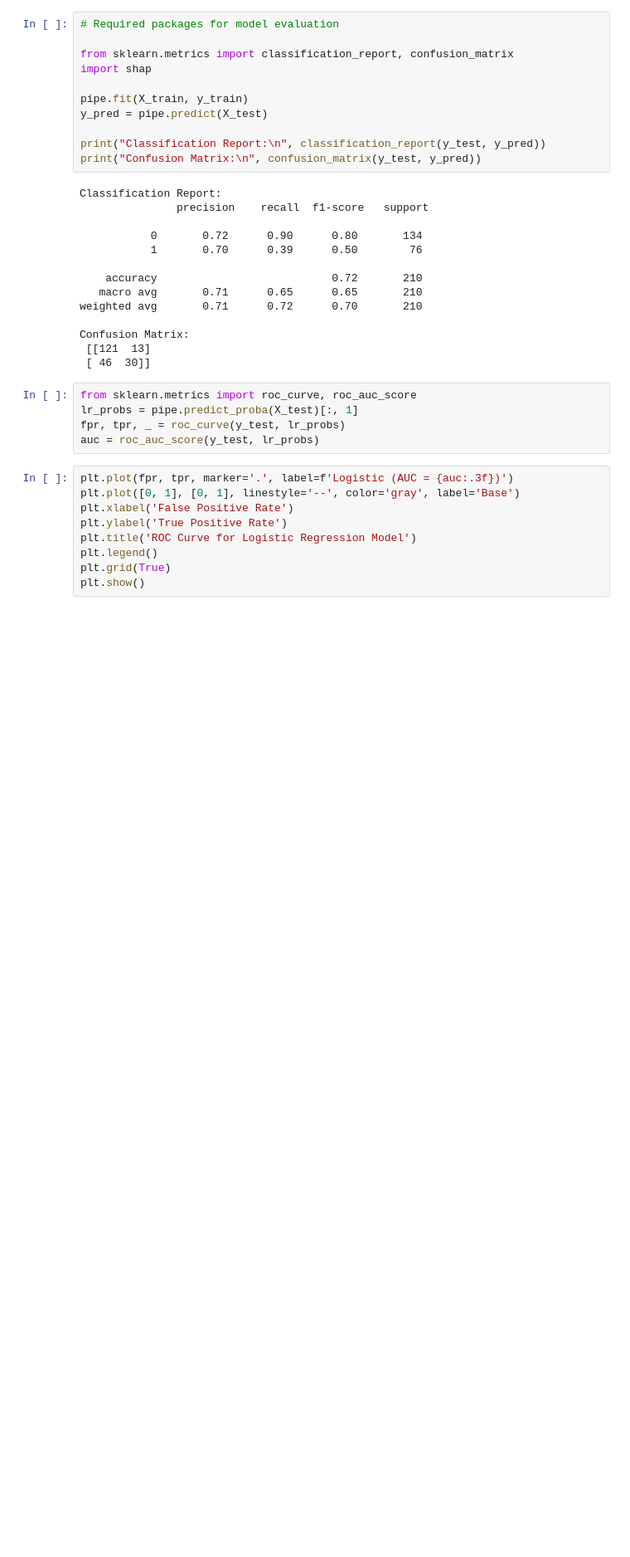
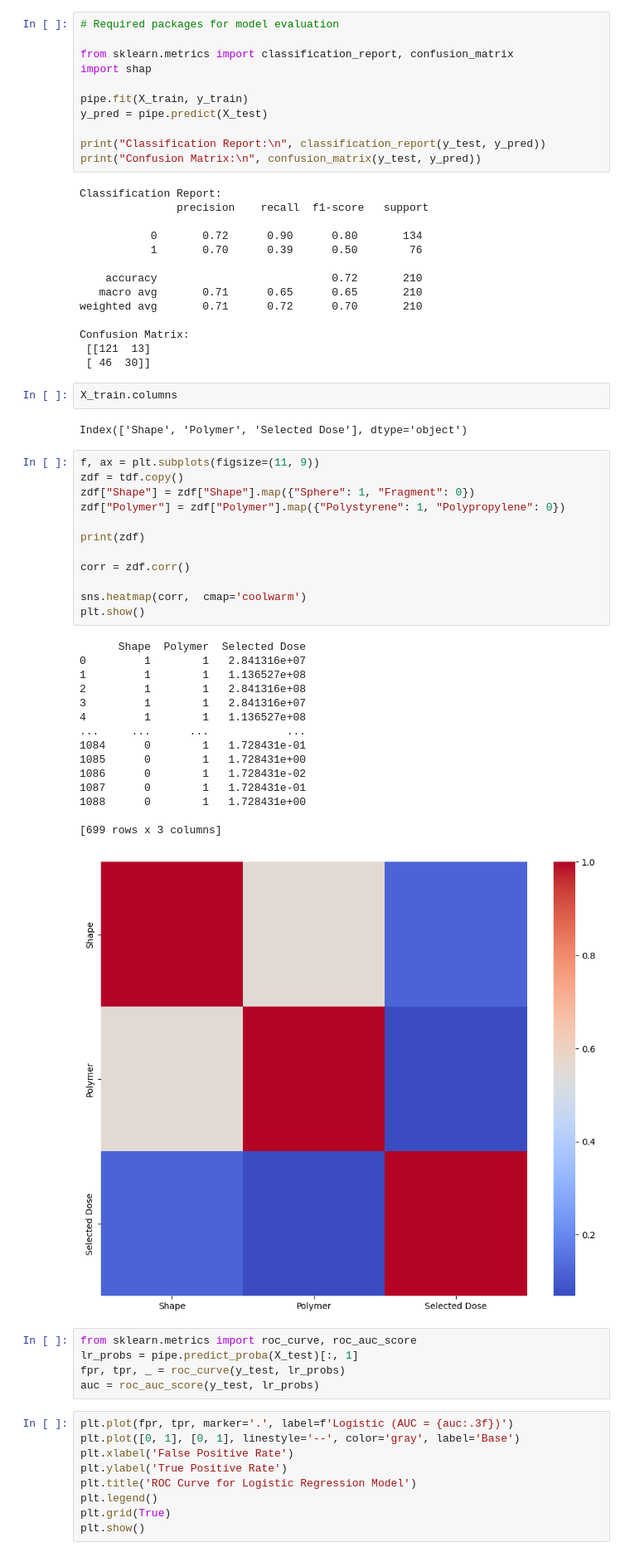
Before and after one commit to LoganLasell/Portfolio, a Jupyter notebook: Project_3/particleML.ipynb, the cells around one changed output. Shown at 83% size. Cells and saved outputs as stored; diff of their text form; blank space fills up the shorter version.

Commit message:
new plots added to model eval

```diff
--- a/Project_3/particleML.ipynb
+++ b/Project_3/particleML.ipynb
@@ -329,6 +365,38 @@ weighted avg       0.71      0.72      0.70       210
 Confusion Matrix:
  [[121  13]
  [ 46  30]]
+# %%
+X_train.columns
+# %% [output]
+Index(['Shape', 'Polymer', 'Selected Dose'], dtype='object')
+# %%
+f, ax = plt.subplots(figsize=(11, 9))
+zdf = tdf.copy()
+zdf["Shape"] = zdf["Shape"].map({"Sphere": 1, "Fragment": 0})
+zdf["Polymer"] = zdf["Polymer"].map({"Polystyrene": 1, "Polypropylene": 0})
+
+print(zdf)
+
+corr = zdf.corr()
+
+sns.heatmap(corr,  cmap='coolwarm')
+plt.show()
+# %% [output]
+      Shape  Polymer  Selected Dose
+0         1        1   2.841316e+07
+1         1        1   1.136527e+08
+2         1        1   2.841316e+08
+3         1        1   2.841316e+07
+4         1        1   1.136527e+08
+...     ...      ...            ...
+1084      0        1   1.728431e-01
+1085      0        1   1.728431e+00
+1086      0        1   1.728431e-02
+1087      0        1   1.728431e-01
+1088      0        1   1.728431e+00
+
+[699 rows x 3 columns]
+[figure, added]
 # %%
 from sklearn.metrics import roc_curve, roc_auc_score
 lr_probs = pipe.predict_proba(X_test)[:, 1]
```
Also changed, not shown: parts of 3 cells of this notebook.
